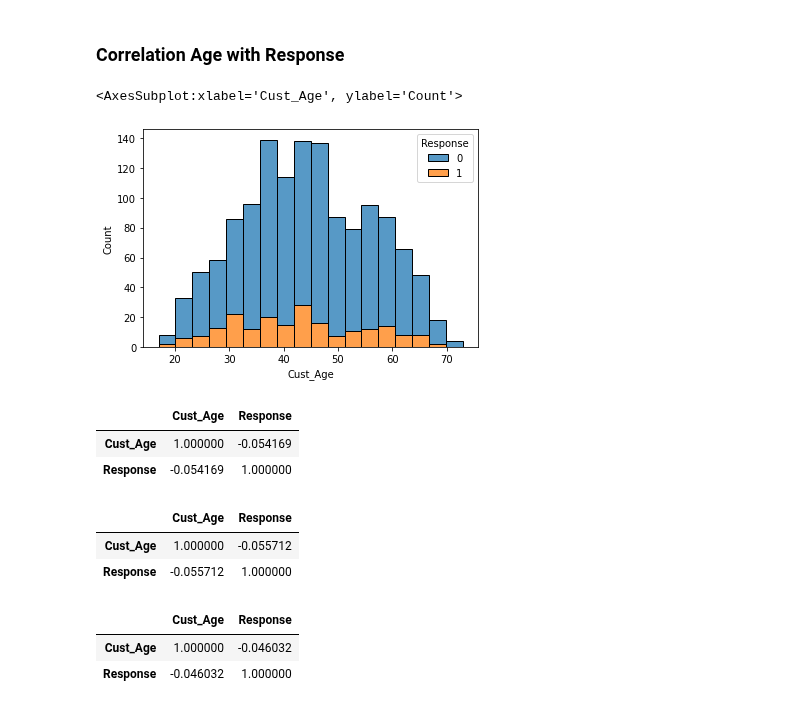
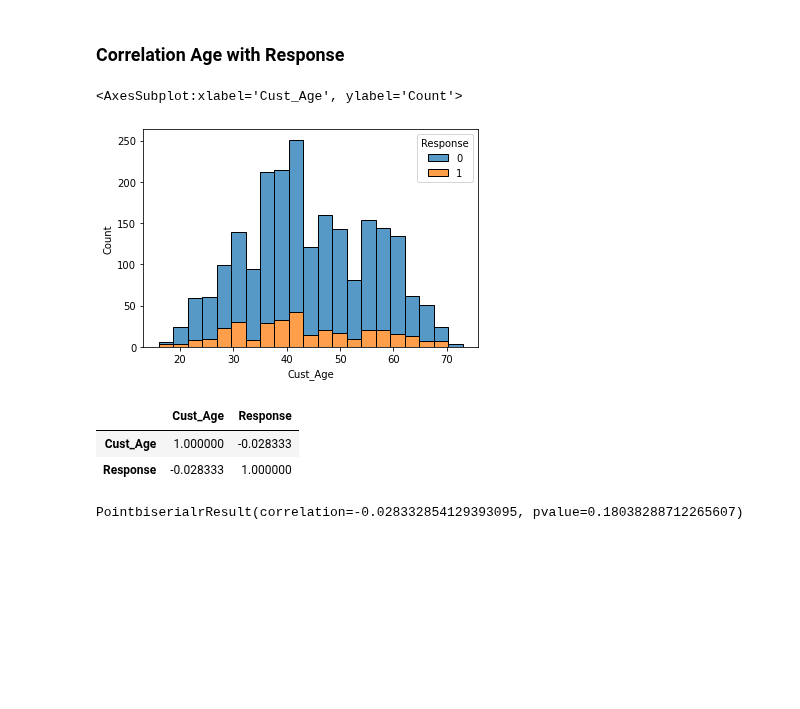
Before and after one commit to clarentcelsia/Analytics, a Jupyter notebook: marketing_campaign.ipynb, the cells around one changed output. Saved outputs shown, nothing was run; the diff lists cells and outputs as text; code cells hidden in the pictures; blank space fills up the shorter version.

Commit message:
[Add] Correlation

```diff
--- a/marketing_campaign.ipynb
+++ b/marketing_campaign.ipynb
@@ -139,0 +143,4 @@ df.head(5)
+# %%
+df_ = df
+# %%
+df_['Income'] = df_['Income'].fillna(value=df_.Income.median())
@@ -139,0 +194,3 @@ df.head(5)
+# %%
+# Gonna remove people with year_birth < 1900
+df_ = df_[ df_['Year_Birth'] > 1900 ]
@@ -268,30 +351,16 @@ df_train.head(5)
 # %% [markdown]
 ### Correlation Age with Response
 # %%
-sns.histplot(data=df_train, x='Cust_Age', hue='Response', multiple='stack')
+sns.histplot(data=df_, x='Cust_Age', hue='Response', multiple='stack')
 # hypothesis: customer di rentang usia 30 - 50 menerima penawaran campaign lebih banyak
 # %% [output]
 <AxesSubplot:xlabel='Cust_Age', ylabel='Count'>
-[figure, old version]
+[figure, new version]
 # %%
-df_train_corr = df_train.corr()[['Cust_Age','Response']]
-df_train_corr.loc[['Cust_Age', 'Response'], :]
-# hypothesis: korelasi antara umur terhadap variable 'yang menerima penawaran campaign' hampir atau bisa dikatakan tidak ada karena korelasi -0.05 mendekati 0
+df__corr = df_.corr(method='pearson')[['Cust_Age','Response']]
+df__corr.loc[['Cust_Age', 'Response'], :]
+# hypothesis: korelasi antara umur terhadap variable 'yang menerima penawaran campaign' hampir atau bisa dikatakan tidak ada karena korelasi -0.02 mendekati 0
 # %% [output]
 |  | Cust_Age | Response |
-| Cust_Age | 1.000000 | -0.054169 |
-| Response | -0.054169 | 1.000000 |
+| Cust_Age | 1.000000 | -0.028333 |
+| Response | -0.028333 | 1.000000 |
-# %%
-df_train_corr_spear = df_train.corr(method='spearman')[['Cust_Age','Response']]
-df_train_corr_spear.loc[['Cust_Age', 'Response'], :]
-# %% [output]
-|  | Cust_Age | Response |
-| Cust_Age | 1.000000 | -0.055712 |
-| Response | -0.055712 | 1.000000 |
-# %%
-df_train_corr_kendall = df_train.corr(method='kendall')[['Cust_Age','Response']]
-df_train_corr_kendall.loc[['Cust_Age', 'Response'], :]
-# %% [output]
-|  | Cust_Age | Response |
-| Cust_Age | 1.000000 | -0.046032 |
-| Response | -0.046032 | 1.000000 |
@@ -297,0 +369,6 @@ df_train_corr_kendall.loc[['Cust_Age', 'Response'], :]
+# %%
+np_resp = df_['Response'].to_numpy()
+np_age = df_['Cust_Age'].to_numpy()
+st.pointbiserialr(np_resp, np_age)
+# %% [output]
+PointbiserialrResult(correlation=-0.028332854129393095, pvalue=0.18038288712265607)
```
Also changed, not shown: parts of 22 cells of this notebook.
